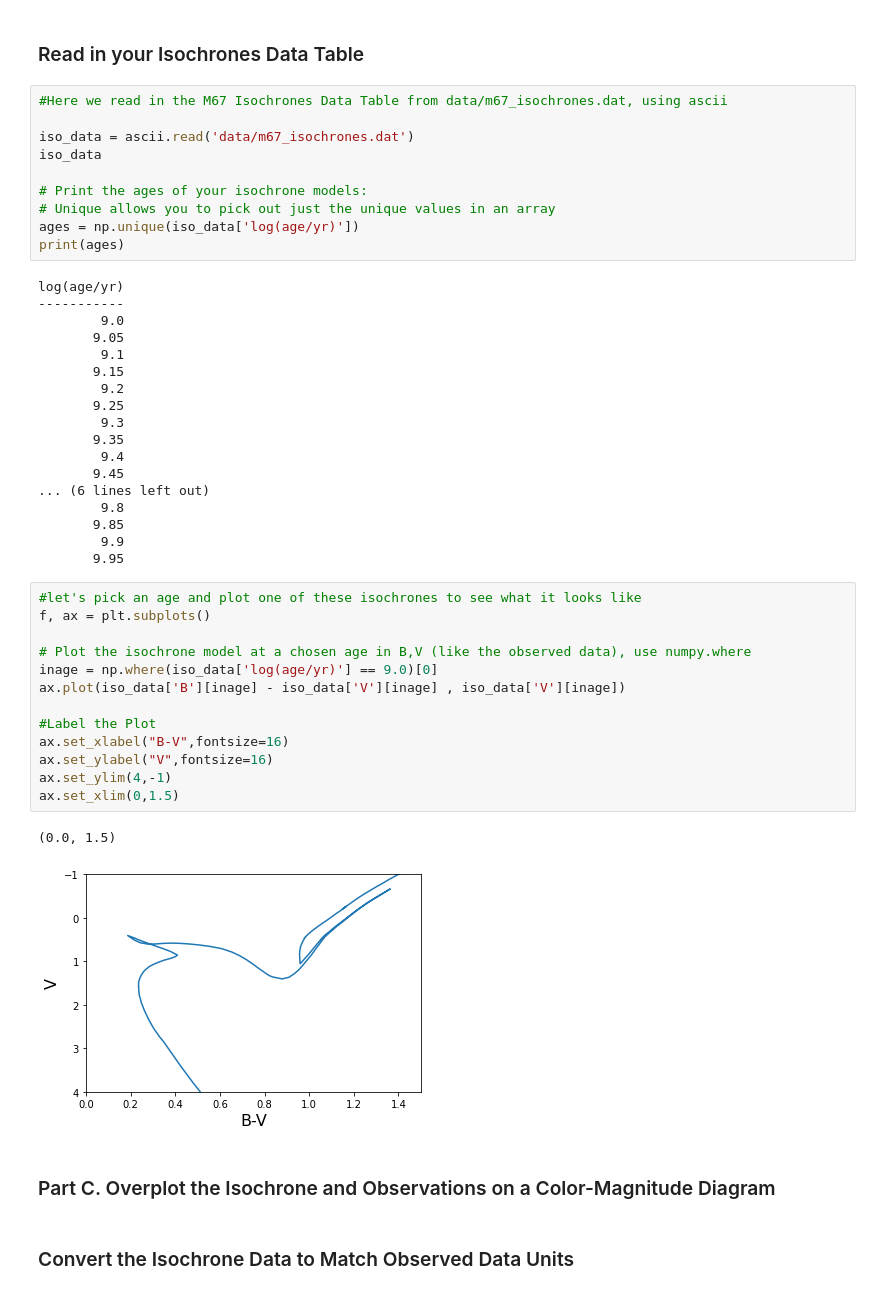
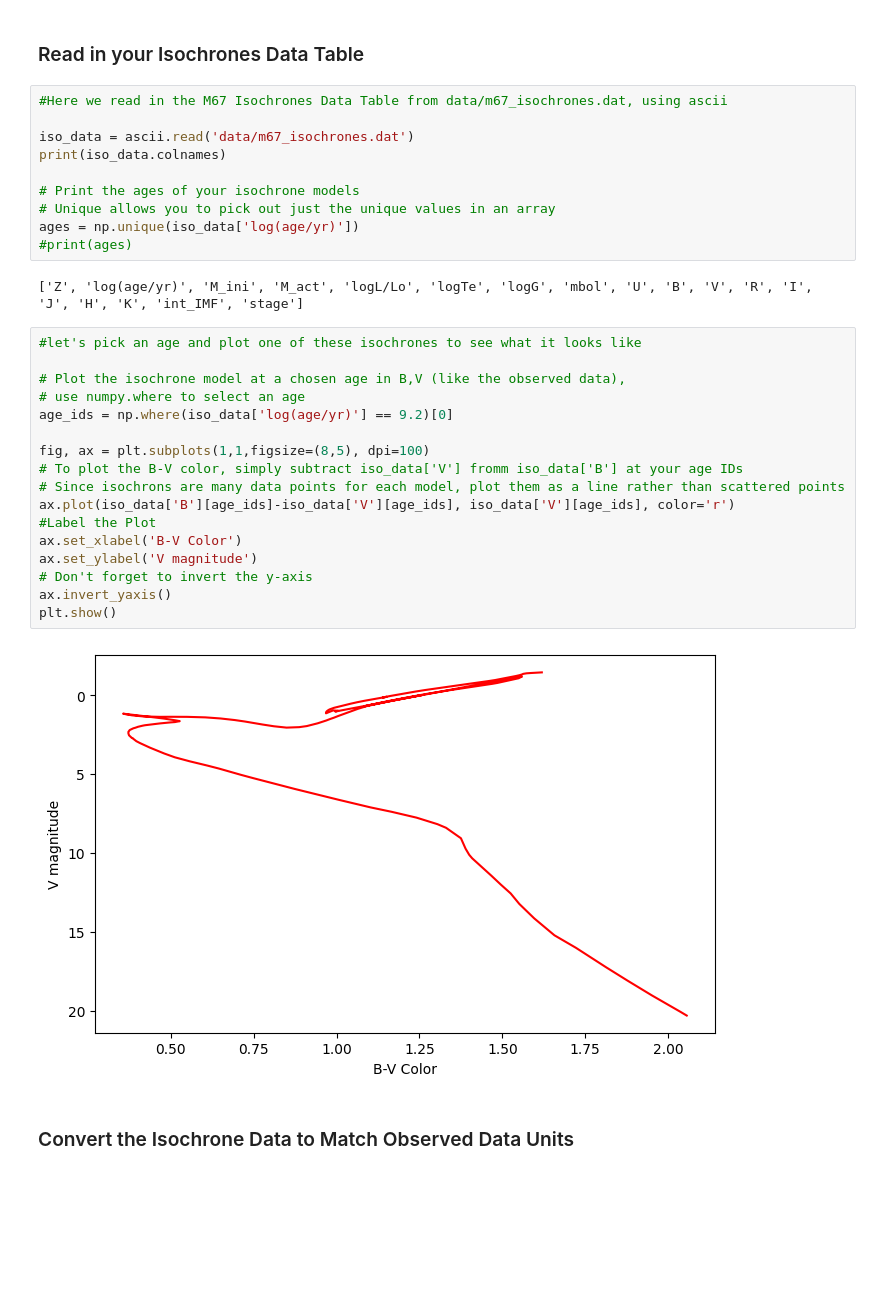
Before and after one commit to CIERA-Northwestern/CIERA_REU, a Jupyter notebook: Python_tutorial_sequence/Part2/Isochrone_SOLUTIONS.ipynb, the cells around one changed output. Cells and saved outputs as stored; diff of their text form; blank space fills up the shorter version.

```diff
--- a/Python_tutorial_sequence/Part2/Isochrone_SOLUTIONS.ipynb
+++ b/Python_tutorial_sequence/Part2/Isochrone_SOLUTIONS.ipynb
@@ -248,48 +223,33 @@ ax.set_ylim([18,8])
 #Here we read in the M67 Isochrones Data Table from data/m67_isochrones.dat, using ascii
 
 iso_data = ascii.read('data/m67_isochrones.dat')
-iso_data
+print(iso_data.colnames)
 
-# Print the ages of your isochrone models:
+# Print the ages of your isochrone models
 # Unique allows you to pick out just the unique values in an array
 ages = np.unique(iso_data['log(age/yr)'])
-print(ages)
+#print(ages)
 # %% [output]
-log(age/yr)
------------
-        9.0
-       9.05
-        9.1
-       9.15
-        9.2
-       9.25
-        9.3
-       9.35
-        9.4
-       9.45
-... (6 lines left out)
-        9.8
-       9.85
-        9.9
-       9.95
+['Z', 'log(age/yr)', 'M_ini', 'M_act', 'logL/Lo', 'logTe', 'logG', 'mbol', 'U', 'B', 'V', 'R', 'I', 'J', 'H', 'K', 'int_IMF', 'stage']
 # %%
 #let's pick an age and plot one of these isochrones to see what it looks like
-f, ax = plt.subplots()
 
-# Plot the isochrone model at a chosen age in B,V (like the observed data), use numpy.where
-inage = np.where(iso_data['log(age/yr)'] == 9.0)[0]
-ax.plot(iso_data['B'][inage] - iso_data['V'][inage] , iso_data['V'][inage])
+# Plot the isochrone model at a chosen age in B,V (like the observed data),
+# use numpy.where to select an age
+age_ids = np.where(iso_data['log(age/yr)'] == 9.2)[0]
 
+fig, ax = plt.subplots(1,1,figsize=(8,5), dpi=100)
+# To plot the B-V color, simply subtract iso_data['V'] fromm iso_data['B'] at your age IDs
+# Since isochrons are many data points for each model, plot them as a line rather than scattered points
+ax.plot(iso_data['B'][age_ids]-iso_data['V'][age_ids], iso_data['V'][age_ids], color='r')
 #Label the Plot
-ax.set_xlabel("B-V",fontsize=16)
-ax.set_ylabel("V",fontsize=16)
-ax.set_ylim(4,-1)
-ax.set_xlim(0,1.5)
+ax.set_xlabel('B-V Color')
+ax.set_ylabel('V magnitude')
+# Don't forget to invert the y-axis
+ax.invert_yaxis()
+plt.show()
 # %% [output]
-(0.0, 1.5)
-[figure, old version]
+[figure, new version]
-# %% [markdown]
-### Part C. Overplot the Isochrone and Observations on a Color-Magnitude Diagram
 # %% [markdown]
 ### Convert the Isochrone Data to Match Observed Data Units
 # %% [markdown]
```
Also changed, not shown: parts of 27 cells of this notebook, 10 other files.
